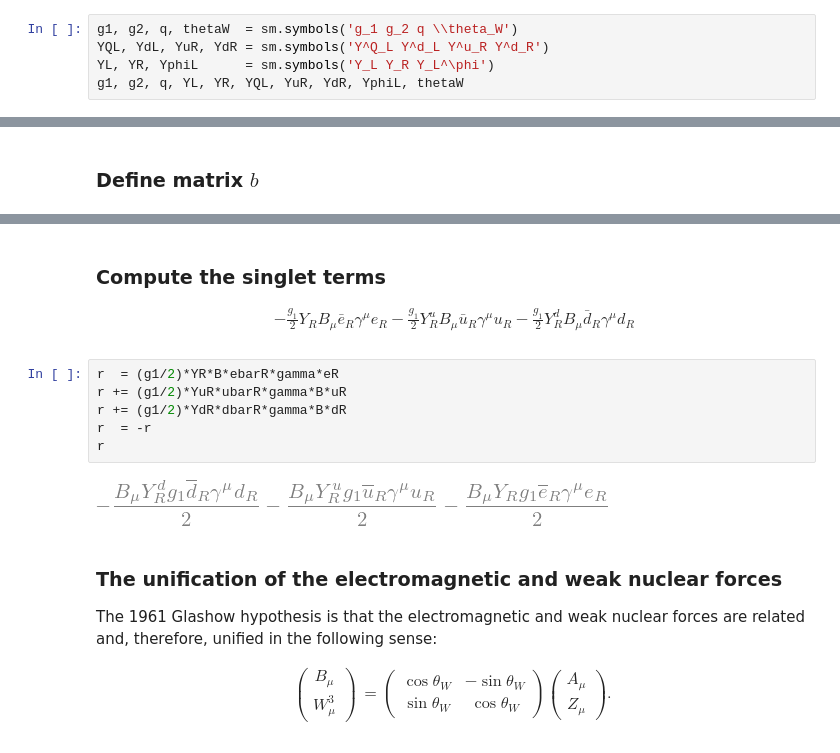
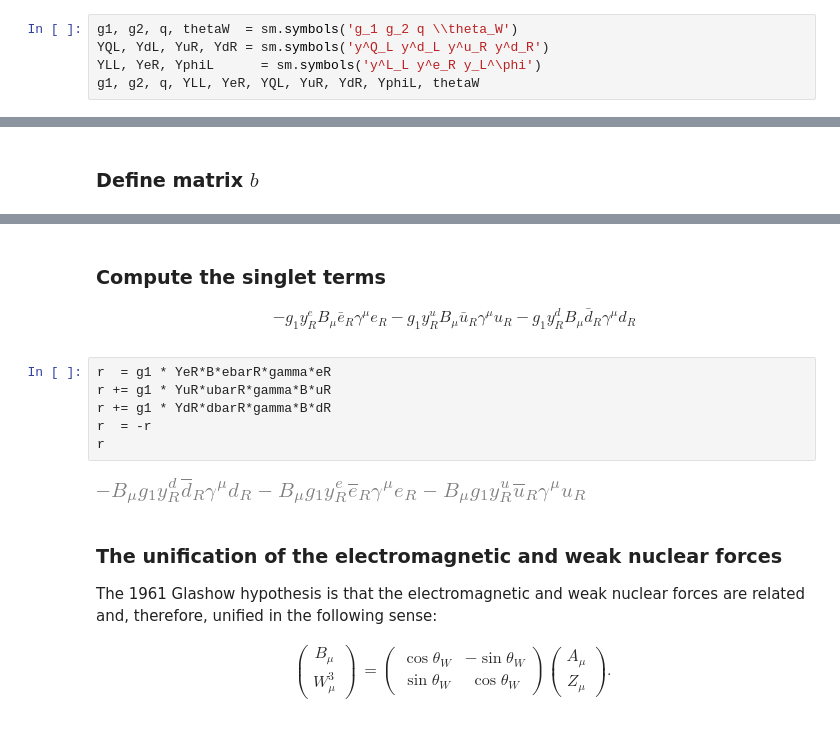
Before and after one commit to hbprosper/GSW, a Jupyter notebook: GlashowSalamWeinberg.ipynb, the cells around one changed output, grey strips where cells are left out. Drawn from its saved outputs; the diff is of its cells as text.

```diff
--- a/GlashowSalamWeinberg.ipynb
+++ b/GlashowSalamWeinberg.ipynb
@@ -220,6 +224,6 @@ Wplus, Wminus, Z, A
 # %%
 g1, g2, q, thetaW  = sm.symbols('g_1 g_2 q \\theta_W')
-YQL, YdL, YuR, YdR = sm.symbols('Y^Q_L Y^d_L Y^u_R Y^d_R')
-YL, YR, YphiL      = sm.symbols('Y_L Y_R Y_L^\phi')
-g1, g2, q, YL, YR, YQL, YuR, YdR, YphiL, thetaW
+YQL, YdL, YuR, YdR = sm.symbols('y^Q_L y^d_L y^u_R y^d_R')
+YLL, YeR, YphiL      = sm.symbols('y^L_L y^e_R y_L^\phi')
+g1, g2, q, YLL, YeR, YQL, YuR, YdR, YphiL, thetaW
 # %% [output]
@@ -293,18 +307,18 @@ l
 # %% [markdown]
 ### Compute the singlet terms
 \begin{align*}
-- \frac{g_1}{2} Y_{R} B_{\mu} \bar{e}_R \gamma^\mu  e_R
-- \frac{g_1}{2} Y^u_{R} B_{\mu} \bar{u}_R \gamma^\mu  u_R
-- \frac{g_1}{2} Y^d_{R} B_{\mu} \bar{d}_R \gamma^\mu  d_R
+- g_1 y^e_{R} B_{\mu} \bar{e}_R \gamma^\mu  e_R
+- g_1 y^u_{R} B_{\mu} \bar{u}_R \gamma^\mu  u_R
+- g_1 y^d_{R} B_{\mu} \bar{d}_R \gamma^\mu  d_R
 \end{align*}
 # %%
-r  = (g1/2)*YR*B*ebarR*gamma*eR
-r += (g1/2)*YuR*ubarR*gamma*B*uR
-r += (g1/2)*YdR*dbarR*gamma*B*dR
+r  = g1 * YeR*B*ebarR*gamma*eR
+r += g1 * YuR*ubarR*gamma*B*uR
+r += g1 * YdR*dbarR*gamma*B*dR
 r  = -r
 r
 # %% [output]
-[figure, old version]
+[figure, new version]
 # %% [markdown]
 ### The unification of the electromagnetic and weak nuclear forces
 The 1961 Glashow hypothesis is that the electromagnetic and weak nuclear forces are related and, therefore, unified in the following sense:
```
Also changed, not shown: parts of 66 cells of this notebook.
